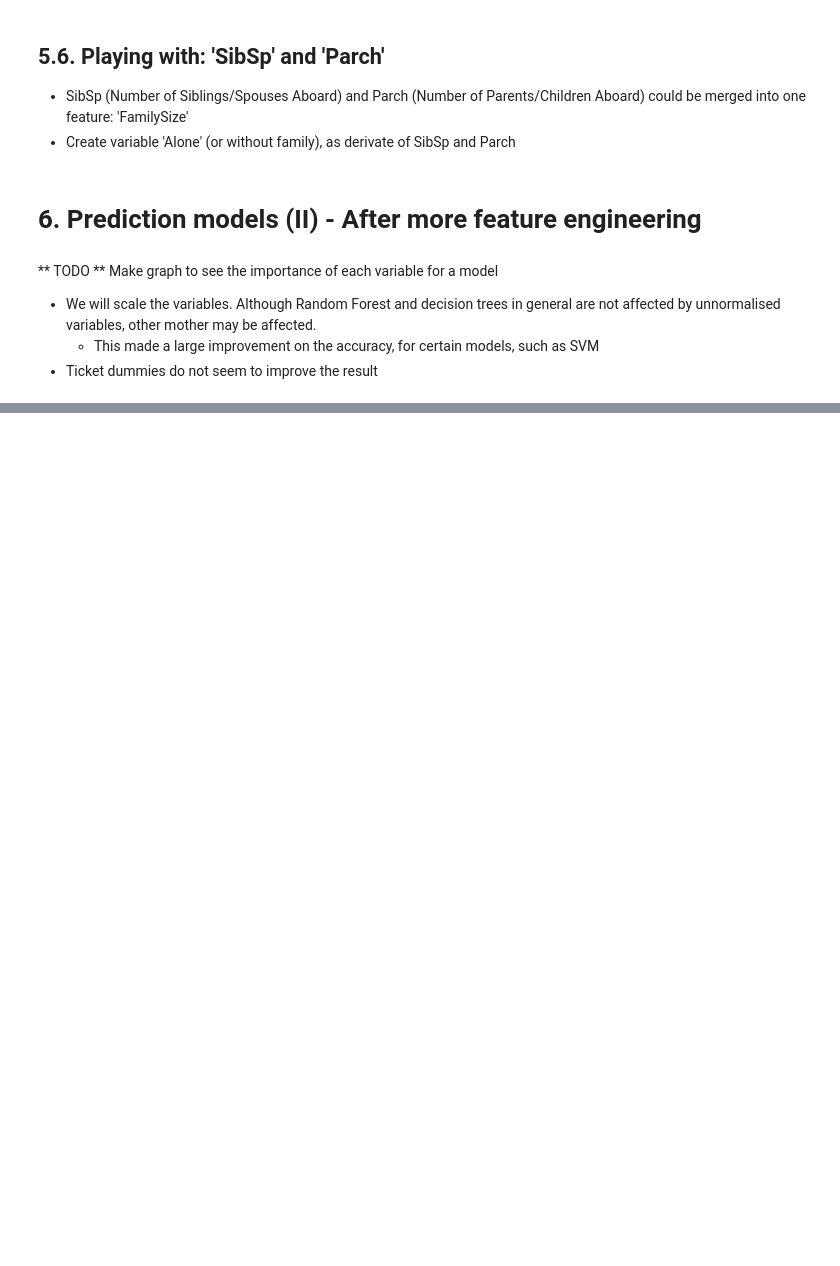
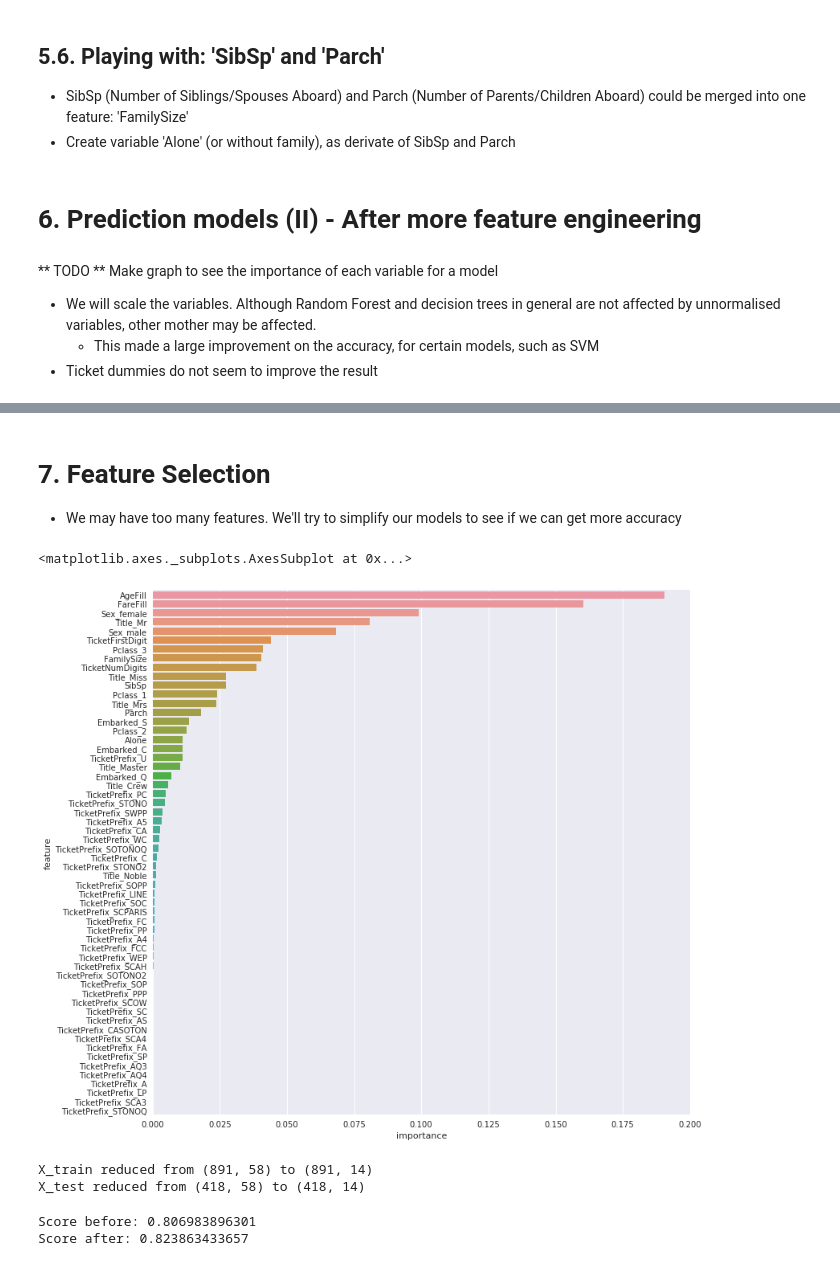
Before and after one commit to saldeal/Kaggle, a Jupyter notebook: titanic/Kaggle-Titanic.ipynb, the cells around one changed output, grey strips where cells are left out. Saved outputs shown, nothing was run; the diff lists cells and outputs as text; code cells hidden in the pictures; blank space fills up the shorter version.

Commit message:
Feature selection and model tuning added

```diff
--- a/titanic/Kaggle-Titanic.ipynb
+++ b/titanic/Kaggle-Titanic.ipynb
@@ -664,13 +759,13 @@ df_test['Alone'] = df_test.apply(lambda x: 1 if (x['FamilySize']==1)
 # Create a clean data frame for the regression
 
 # Columns to keep
-cols_to_keep = ['AgeFill', 'SibSp', 'Parch', 'FareFill', 'FamilySize', 'Alone']
-#cols_to_keep = ['AgeFill', 'SibSp', 'Parch', 'FareBinID', 'FamilySize', 'Alone', 'TicketFirstDigit', 'TicketNumDigits']
+#cols_to_keep = ['AgeFill', 'SibSp', 'Parch', 'FareFill', 'FamilySize', 'Alone']
+cols_to_keep = ['AgeFill', 'SibSp', 'Parch', 'FareFill', 'FamilySize', 'Alone', 'TicketFirstDigit', 'TicketNumDigits']
 ##cols_to_drop = ['TicketPrefix', 'TicketNumber', 'TicketFirstDigit', 'TicketNumDigits']
 
 # Replace categorical variables by dummy variables
-cols_dummy = ['Sex', 'Embarked', 'Pclass', 'Title']
-#cols_dummy = ['Sex', 'Embarked', 'Pclass', 'Title', 'TicketPrefix'] # Worse accuracy
+#cols_dummy = ['Sex', 'Embarked', 'Pclass', 'Title']
+cols_dummy = ['Sex', 'Embarked', 'Pclass', 'Title', 'TicketPrefix'] # Worse accuracy
 
 # Training set
 X_train = df_train[cols_to_keep].join(
@@ -703 +811,5 @@ df_model_results.sort_values(by='Score-CV', ascending=False)
+# %% [markdown]
+<a id="Feature_selection"></a>
+# 7. Feature Selection
+* We may have too many features. We'll try to simplify our models to see if we can get more accuracy
 # %%
@@ -706,8 +821,15 @@ fit = model.fit(X_train,Y_train)
 # %%
+# Get importance for each feature
 features = pd.DataFrame()
 features['feature'] = X_train.columns
 features['importance'] = fit.feature_importances_
 features.sort_values(by=['importance'], ascending=False, inplace=True)
 #features.set_index('feature', inplace=True)
 features = features.reset_index(drop=True)
-sns.barplot(data=features, y='feature', x='importance')
+
+# Plot feature importances
+fig, ax = plt.subplots(figsize=(12,12))
+sns.barplot(ax=ax, data=features, y='feature', x='importance')
+# %% [output]
+<matplotlib.axes._subplots.AxesSubplot at 0x...>
+[figure, added]
@@ -716,0 +836,22 @@ from sklearn.metrics import accuracy_score
+# %%
+# Select features using sklearn's SelectFromModel()
+model_reduced = SelectFromModel(fit, prefit=True)
+X_train_reduced = model_reduced.transform(X_train)
+print 'X_train reduced from ' + str(X_train.shape) + ' to ' + str(X_train_reduced.shape)
+
+model_reduced = SelectFromModel(fit, prefit=True)
+X_test_reduced = model_reduced.transform(X_test)
+print 'X_test reduced from ' + str(X_test.shape) + ' to ' + str(X_test_reduced.shape)
+# %% [output]
+X_train reduced from (891, 58) to (891, 14)
+X_test reduced from (418, 58) to (418, 14)
+# %%
+# Try Random Forest again with the reduced list of features
+model = RandomForestClassifier(n_estimators=100, max_features='sqrt')
+score_cv_after, Y_pred = compute_model_score_cv(model, X_train_reduced, Y_train, X_test_reduced)
+
+print 'Score before: ' + str(score_cv_before)
+print 'Score after: ' + str(score_cv_after)
+# %% [output]
+Score before: 0.806983896301
+Score after: 0.823863433657
```
Also changed, not shown: parts of 23 cells of this notebook.
